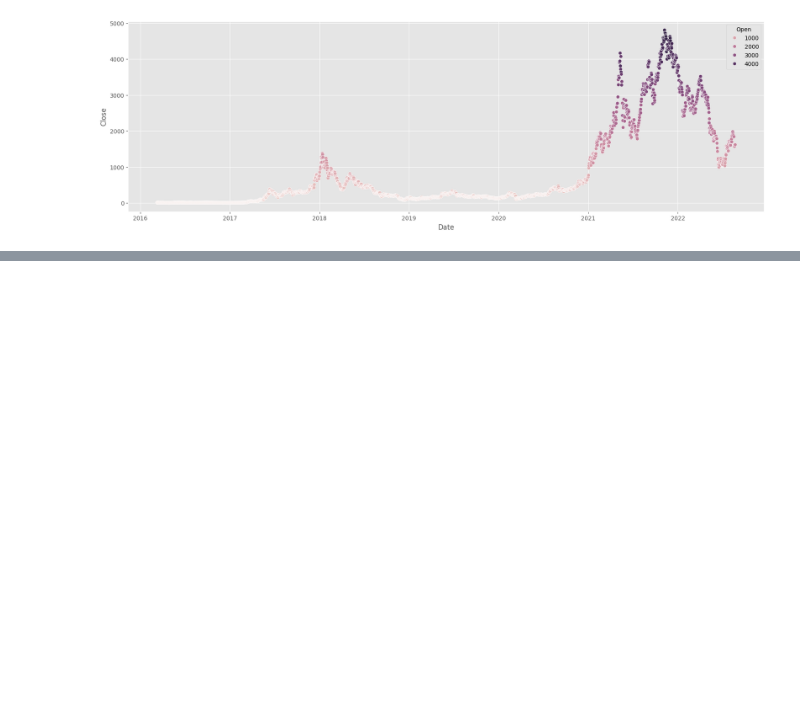
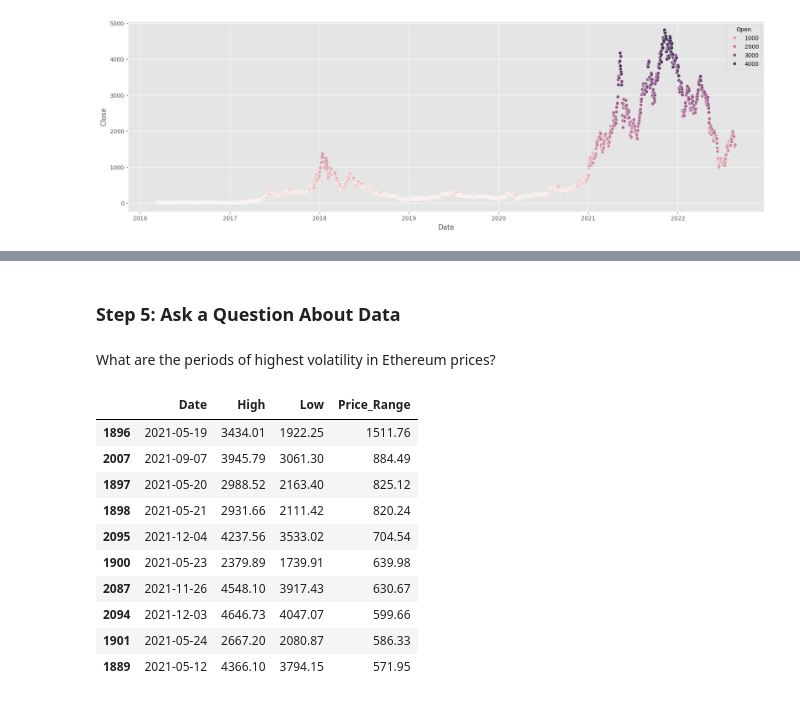
Before and after one commit to kaan4dev/cryptoAnalysis, a Jupyter notebook: coins.ipynb, the cells around one changed output, grey strips where cells are left out. Cells and saved outputs as stored; diff of their text form; code cells hidden in the pictures; blank space fills up the shorter version.

Commit message:
Exploratory Data Analysis with Pandas Python for Ethereum is done.

```diff
--- a/coins.ipynb
+++ b/coins.ipynb
@@ -166,0 +189,28 @@ plt.show()
+# %% [markdown]
+### Step 5: Ask a Question About Data
+# %% [markdown]
+What are the periods of highest volatility in Ethereum prices?
+# %%
+# Calculate daily volatility
+df['Price_Range'] = df['High'] - df['Low']
+
+# Sort the dataframe by Price_Range in descending order to find the periods with the highest volatility
+df_high_volatility = df.sort_values(by='Price_Range', ascending=False)
+
+# Crop the times from dates
+df_high_volatility['Date'] = df_high_volatility['Date'].dt.date
+
+# Display the top 10 periods with the highest volatility
+df_high_volatility[['Date', 'High', 'Low', 'Price_Range']].head(10)
+# %% [output]
+|  | Date | High | Low | Price_Range |
+| 1896 | 2021-05-19 | 3434.01 | 1922.25 | 1511.76 |
+| 2007 | 2021-09-07 | 3945.79 | 3061.30 | 884.49 |
+| 1897 | 2021-05-20 | 2988.52 | 2163.40 | 825.12 |
+| 1898 | 2021-05-21 | 2931.66 | 2111.42 | 820.24 |
+| 2095 | 2021-12-04 | 4237.56 | 3533.02 | 704.54 |
+| 1900 | 2021-05-23 | 2379.89 | 1739.91 | 639.98 |
+| 2087 | 2021-11-26 | 4548.10 | 3917.43 | 630.67 |
+| 2094 | 2021-12-03 | 4646.73 | 4047.07 | 599.66 |
+| 1901 | 2021-05-24 | 2667.20 | 2080.87 | 586.33 |
+| 1889 | 2021-05-12 | 4366.10 | 3794.15 | 571.95 |
```
Also changed, not shown: parts of 4 cells of this notebook, 5 other files.
